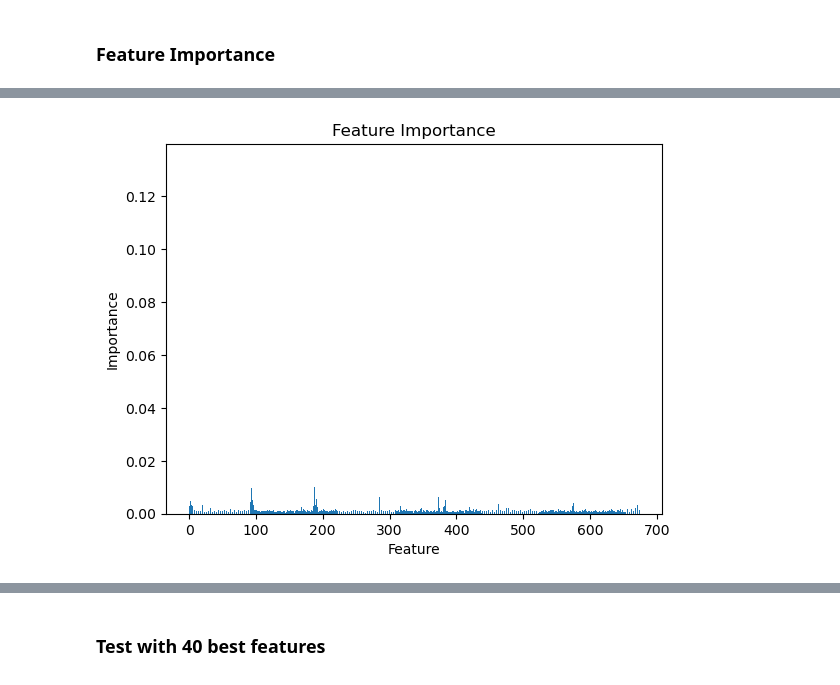
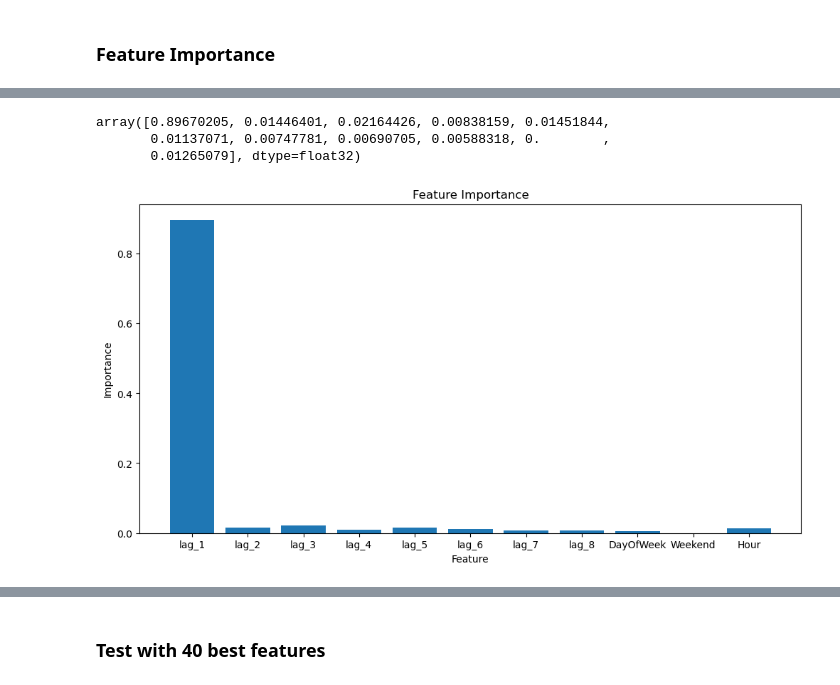
Before and after one commit to franciscomonteiro85/rec-energy-prediction-algorithm, a Jupyter notebook: Algorithms_Porto.ipynb, the cells around one changed output, grey strips where cells are left out. Drawn from its saved outputs; the diff is of its cells as text; code cells hidden in the pictures.

Commit message:
Added tests with one week of past data

```diff
--- a/Algorithms_Porto.ipynb
+++ b/Algorithms_Porto.ipynb
@@ -242,0 +250,8 @@ numpy.float64
+# %%
+num_houses_test = 10
+locations = []
+for i in range(10):
+    np.random.seed(i*4)
+    l = np.random.choice(df['Location'].unique(), size=num_houses_test, replace=False)
+    locations.append(l)
+locations
@@ -249,6 +274,6 @@ df.isna().sum().sum()
 # %%
-kf = RepeatedKFold(n_splits=5, n_repeats=2, random_state=42)
-locations = []
-for _, test_index in kf.split(df['Location'].unique()):
-    locations.append(test_index)
-locations
+#kf = RepeatedKFold(n_splits=5, n_repeats=2, random_state=42)
+#locations = []
+#for _, test_index in kf.split(df['Location'].unique()):
+#    locations.append(test_index)
+#locations
@@ -290,7 +304,7 @@ metrics_list_lr = []
 print("\n----------------------------", file=sourceFile)
 print("\nLinear Regression\n", file=sourceFile)
 print("----------------------------\n", file=sourceFile)
-for i in range(1):
+for i in range(5):
     print("\nIteration", i, file=sourceFile)
     print("\nIteration", i)
     mse, wape, r2, model_lr = test_leave_house_out(df, LinearRegression(), locations[i], sourceFile)
@@ -302,7 +334,7 @@ metrics_list_xgb = []
 print("\n----------------------------", file=sourceFile)
 print("\nXGBoost\n", file=sourceFile)
 print("----------------------------\n", file=sourceFile)
-for i in range(2):
+for i in range(5):
     print("\nIteration", i, file=sourceFile)
     print("\nIteration", i)
     mse, wape, r2, model_xgb = test_leave_house_out(df, xgb.XGBRegressor(tree_method='gpu_hist', seed=0), locations[i], sourceFile)
@@ -354,9 +454,17 @@ for i,v in enumerate(model_xgb.feature_importances_):
+# %%
+model_xgb.feature_importances_
+# %% [output]
+array([0.89670205, 0.01446401, 0.02164426, 0.00838159, 0.01451844,
+       0.01137071, 0.00747781, 0.00690705, 0.00588318, 0.        ,
+       0.01265079], dtype=float32)
 # %%
-plt.bar(range(len(model_xgb.feature_importances_)),model_xgb.feature_importances_)
+plt.figure(figsize=(12,6))
+plt.bar(df.columns[3:],model_xgb.feature_importances_)
 plt.title('Feature Importance')
 plt.xlabel('Feature')
 plt.ylabel('Importance')
+plt.savefig("images/porto_xgb_last2hours_feature_importance.png")
 plt.show()
 # %% [output]
-[figure, old version]
+[figure, new version]
 # %%
```
Also changed, not shown: parts of 31 cells of this notebook, 26 other files.
